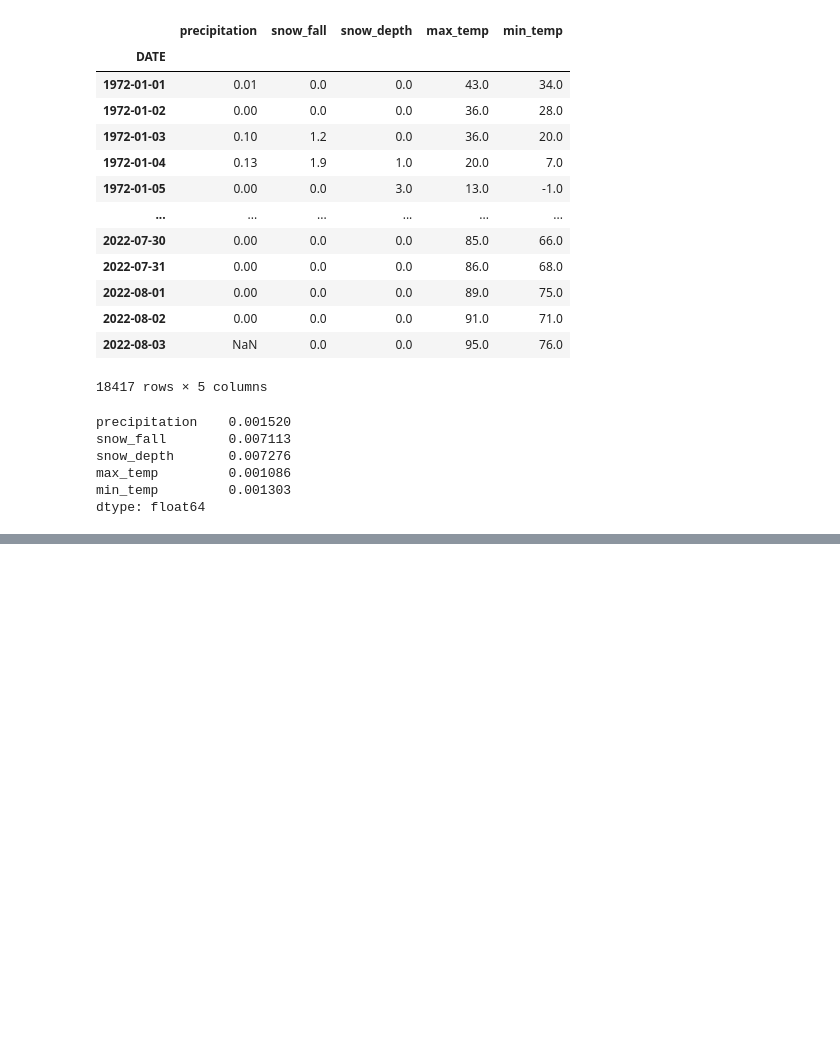
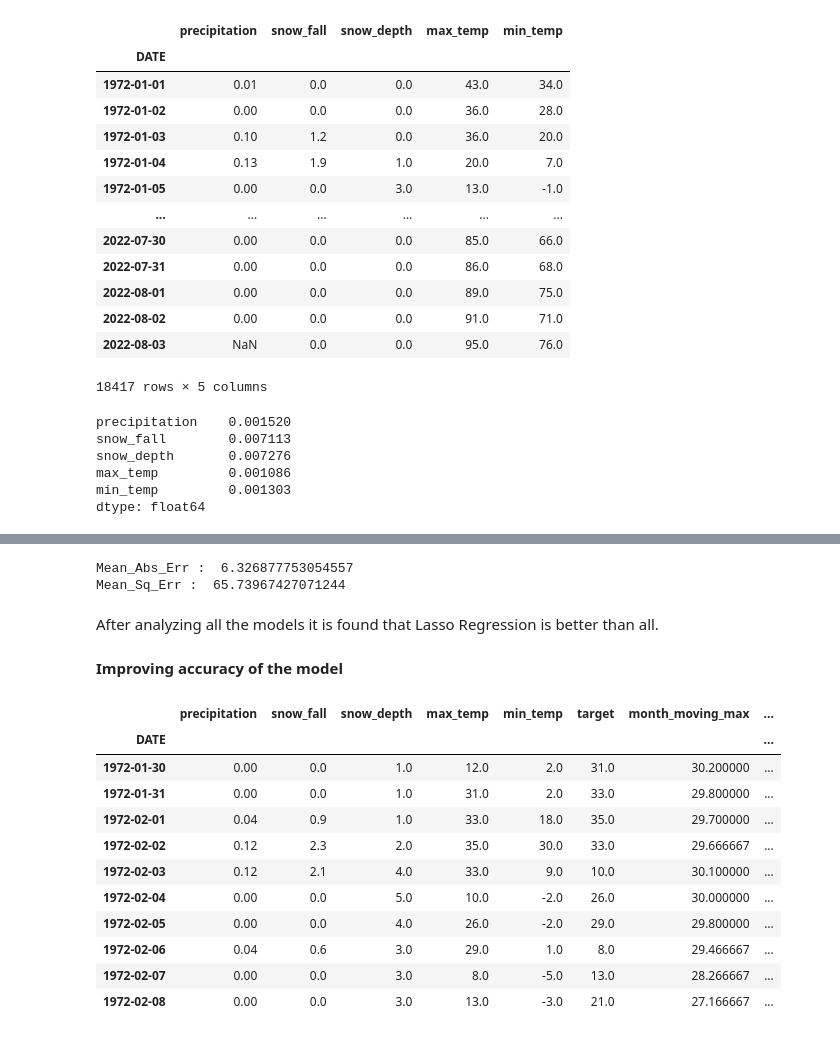
Before and after one commit to pranjal2234/Weather-Forecasting, a Jupyter notebook: Weather_forcasting.ipynb, the cells around one changed output, grey strips where cells are left out. Drawn from its saved outputs; the diff is of its cells as text; code cells hidden in the pictures; blank space fills up the shorter version.

```diff
--- a/Weather_forcasting.ipynb
+++ b/Weather_forcasting.ipynb
@@ -284,5 +137,0 @@ def weather_predict(predictors,core_weather,reg):
-# %%
-core_weather["month_max"] = core_weather["max_temp"].rolling(30).mean()
-core_weather["weekly_max"] = core_weather["max_temp"].rolling(7).mean()
-core_weather["month_min"] = core_weather["min_temp"].rolling(30).mean()
-core_weather["weekly_min"] = core_weather["min_temp"].rolling(7).mean()
@@ -320,7 +137,0 @@ core_weather.head(8)
-# %%
-core_weather["month/max_temp"] = core_weather["month_max"]/core_weather["max_temp"]
-# %%
-#Removing the infinte values obtained by dividing with 0
-import numpy as np
-core_weather["max/min"] = core_weather["max_temp"]/core_weather["min_temp"]
-core_weather = core_weather.replace([np.inf, -np.inf], np.nan).dropna(axis=0)
@@ -335,0 +191,10 @@ error
+# %%
+print("Mean_Abs_Err : ",metrics.mean_absolute_error(test_data['target'],prediction))
+print("Mean_Sq_Err : ",metrics.mean_squared_error(test_data['target'],prediction))
+# %% [output]
+Mean_Abs_Err :  6.326877753054557
+Mean_Sq_Err :  65.73967427071244
+# %% [markdown]
+After analyzing all the models it is found that Lasso Regression is better than all.
+# %% [markdown]
+**Improving accuracy of the model**
@@ -335,0 +217,16 @@ error
+# %%
+core_weather = core_weather.dropna()
+core_weather.head(10)
+# %% [output]
+|  | precipitation | snow_fall | snow_depth | max_temp | min_temp | target | month_moving_max | ... |
+| DATE |  |  |  |  |  |  |  | ... |
+| 1972-01-30 | 0.00 | 0.0 | 1.0 | 12.0 | 2.0 | 31.0 | 30.200000 | ... |
+| 1972-01-31 | 0.00 | 0.0 | 1.0 | 31.0 | 2.0 | 33.0 | 29.800000 | ... |
+| 1972-02-01 | 0.04 | 0.9 | 1.0 | 33.0 | 18.0 | 35.0 | 29.700000 | ... |
+| 1972-02-02 | 0.12 | 2.3 | 2.0 | 35.0 | 30.0 | 33.0 | 29.666667 | ... |
+| 1972-02-03 | 0.12 | 2.1 | 4.0 | 33.0 | 9.0 | 10.0 | 30.100000 | ... |
+| 1972-02-04 | 0.00 | 0.0 | 5.0 | 10.0 | -2.0 | 26.0 | 30.000000 | ... |
+| 1972-02-05 | 0.00 | 0.0 | 4.0 | 26.0 | -2.0 | 29.0 | 29.800000 | ... |
+| 1972-02-06 | 0.04 | 0.6 | 3.0 | 29.0 | 1.0 | 8.0 | 29.466667 | ... |
+| 1972-02-07 | 0.00 | 0.0 | 3.0 | 8.0 | -5.0 | 13.0 | 28.266667 | ... |
+| 1972-02-08 | 0.00 | 0.0 | 3.0 | 13.0 | -3.0 | 21.0 | 27.166667 | ... |
```
Also changed, not shown: parts of 60 cells of this notebook.
